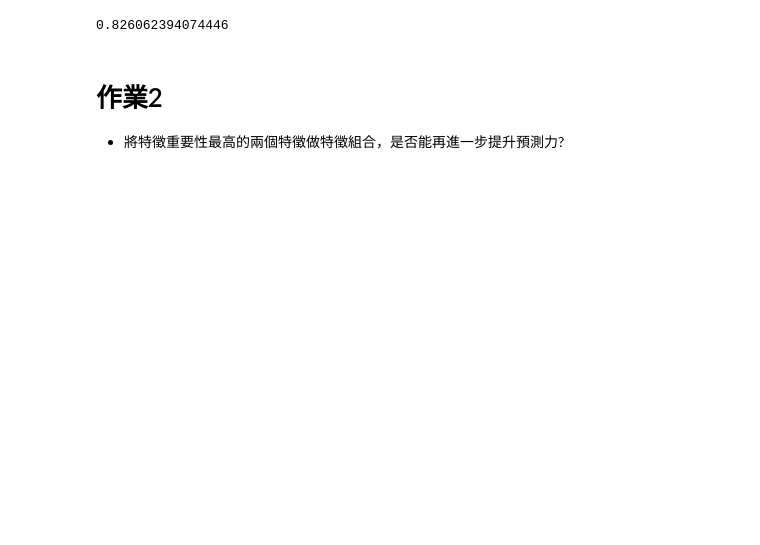
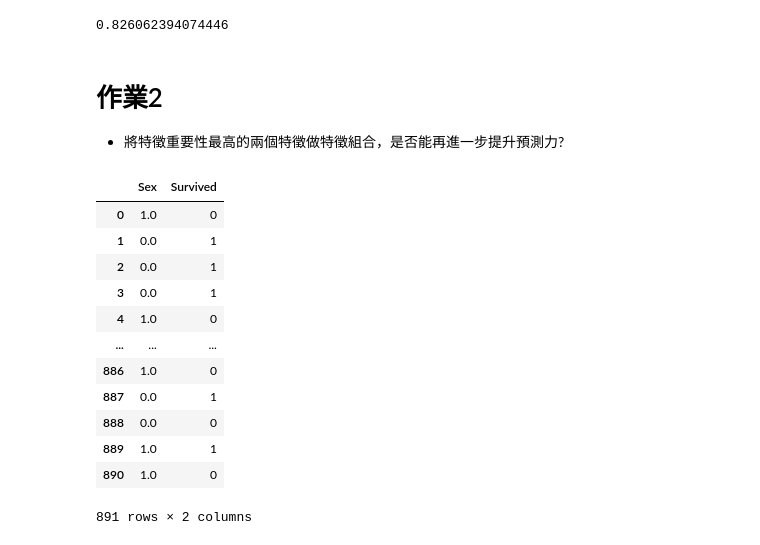
Before and after one commit to Steph958/cupoy_ai100-4, a Jupyter notebook: Day_031_HW.ipynb, the cells around one changed output. Saved outputs shown, nothing was run; the diff lists cells and outputs as text; code cells hidden in the pictures; blank space fills up the shorter version.

```diff
--- a/Day_031_HW.ipynb
+++ b/Day_031_HW.ipynb
@@ -93,6 +93,25 @@ cross_val_score(estimator, train_X, train_Y, cv=5).mean()
 # %% [markdown]
 # 作業2
 * 將特徵重要性最高的兩個特徵做特徵組合，是否能再進一步提升預測力?
+# %%
+temp=pd.DataFrame()
+temp['Sex']=df['Sex']
+temp['Survived']=train_Y
+temp
+# %% [output]
+|  | Sex | Survived |
+| 0 | 1.0 | 0 |
+| 1 | 0.0 | 1 |
+| 2 | 0.0 | 1 |
+| 3 | 0.0 | 1 |
+| 4 | 1.0 | 0 |
+| ... | ... | ... |
+| 886 | 1.0 | 0 |
+| 887 | 0.0 | 1 |
+| 888 | 0.0 | 0 |
+| 889 | 1.0 | 1 |
+| 890 | 1.0 | 0 |
+891 rows × 2 columns
 # %%
 # 觀察重要特徵與目標的分布
 # 第一名
```
Also changed, not shown: parts of 5 cells of this notebook.
